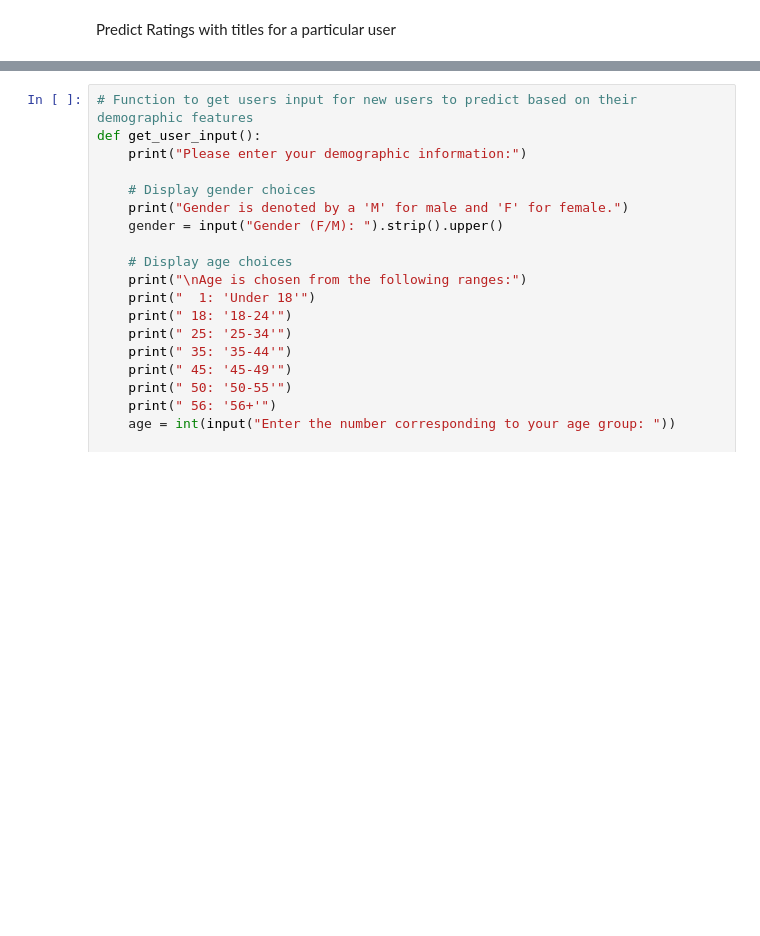
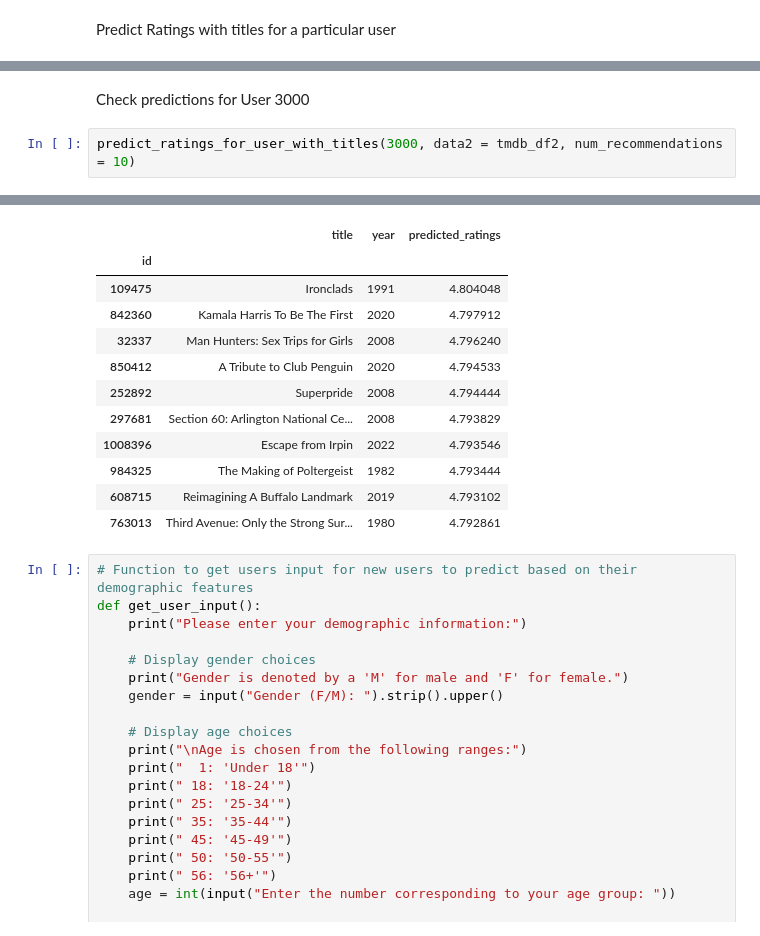
Before and after one commit to kenzverylayz/4222_Project, a Jupyter notebook: deep_learning_hybrid.ipynb, the cells around one changed output, grey strips where cells are left out. Saved outputs shown, nothing was run; the diff lists cells and outputs as text; blank space fills up the shorter version.

```diff
--- a/deep_learning_hybrid.ipynb
+++ b/deep_learning_hybrid.ipynb
@@ -354,0 +387,5 @@ predict_ratings_for_user_with_titles(1,data2 = tmdb_df2)
+# %% [markdown]
+Check predictions for User 3000
+# %%
+predict_ratings_for_user_with_titles(3000, data2 = tmdb_df2, num_recommendations = 10)
+# %% [output]
@@ -355,3 +393,15 @@ predict_ratings_for_user_with_titles(1,data2 = tmdb_df2)
+|  | title | year | predicted_ratings |
+| id |  |  |  |
+| 109475 | Ironclads | 1991 | 4.804048 |
+| 842360 | Kamala Harris To Be The First | 2020 | 4.797912 |
+| 32337 | Man Hunters: Sex Trips for Girls | 2008 | 4.796240 |
+| 850412 | A Tribute to Club Penguin | 2020 | 4.794533 |
+| 252892 | Superpride | 2008 | 4.794444 |
+| 297681 | Section 60: Arlington National Ce... | 2008 | 4.793829 |
+| 1008396 | Escape from Irpin | 2022 | 4.793546 |
+| 984325 | The Making of Poltergeist | 1982 | 4.793444 |
+| 608715 | Reimagining A Buffalo Landmark | 2019 | 4.793102 |
+| 763013 | Third Avenue: Only the Strong Sur... | 1980 | 4.792861 |
 # %%
 # Function to get users input for new users to predict based on their demographic features
 def get_user_input():
```
Also changed, not shown: parts of 35 cells of this notebook.
